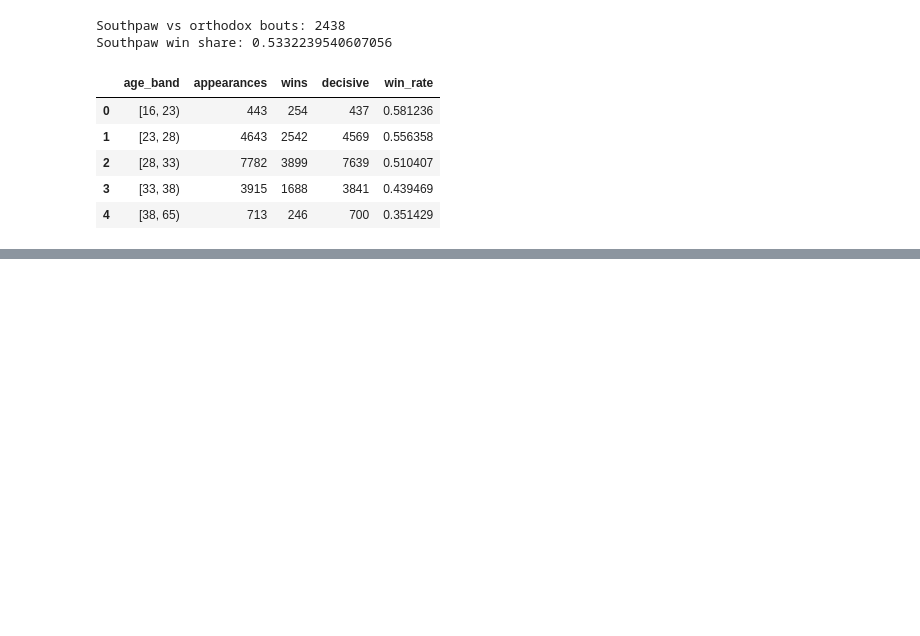
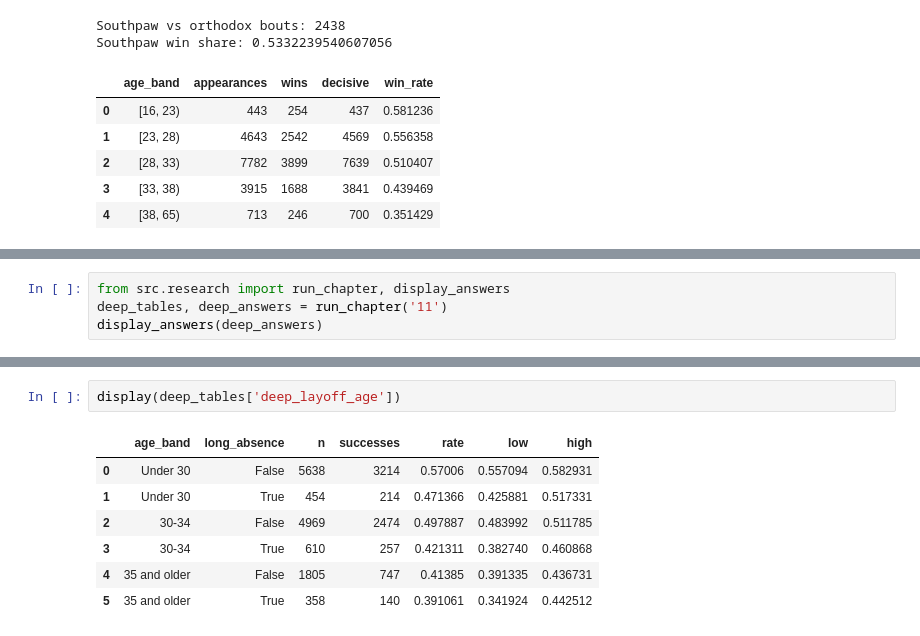
Before and after one commit to DQuanBui/UFC_Fights_Analysis, a Jupyter notebook: notebooks/04_fighter_analysis.ipynb, the cells around one changed output, grey strips where cells are left out. Saved outputs shown, nothing was run; the diff lists cells and outputs as text; blank space fills up the shorter version.

```diff
--- a/notebooks/04_fighter_analysis.ipynb
+++ b/notebooks/04_fighter_analysis.ipynb
@@ -235,0 +240,4 @@ display(deep_tables['deep_career_continuation'])
+# %%
+from src.research import run_chapter, display_answers
+deep_tables, deep_answers = run_chapter('11')
+display_answers(deep_answers)
@@ -235,0 +286,10 @@ display(deep_tables['deep_career_continuation'])
+# %%
+display(deep_tables['deep_layoff_age'])
+# %% [output]
+|  | age_band | long_absence | n | successes | rate | low | high |
+| 0 | Under 30 | False | 5638 | 3214 | 0.57006 | 0.557094 | 0.582931 |
+| 1 | Under 30 | True | 454 | 214 | 0.471366 | 0.425881 | 0.517331 |
+| 2 | 30-34 | False | 4969 | 2474 | 0.497887 | 0.483992 | 0.511785 |
+| 3 | 30-34 | True | 610 | 257 | 0.421311 | 0.382740 | 0.460868 |
+| 4 | 35 and older | False | 1805 | 747 | 0.41385 | 0.391335 | 0.436731 |
+| 5 | 35 and older | True | 358 | 140 | 0.391061 | 0.341924 | 0.442512 |
```
Also changed, not shown: parts of 20 cells of this notebook, 11 other files.
